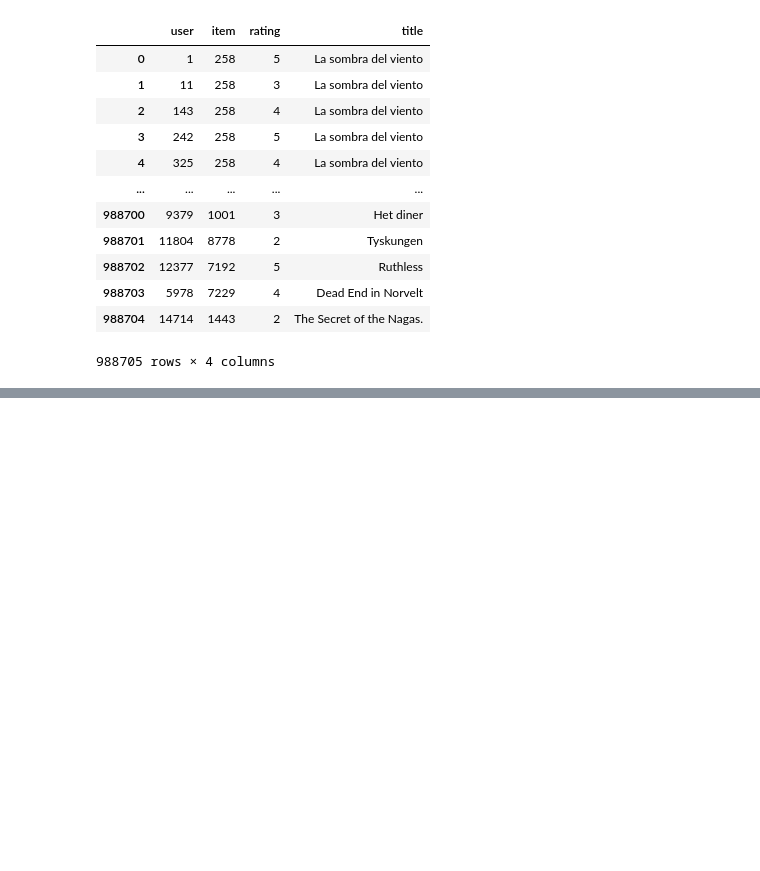
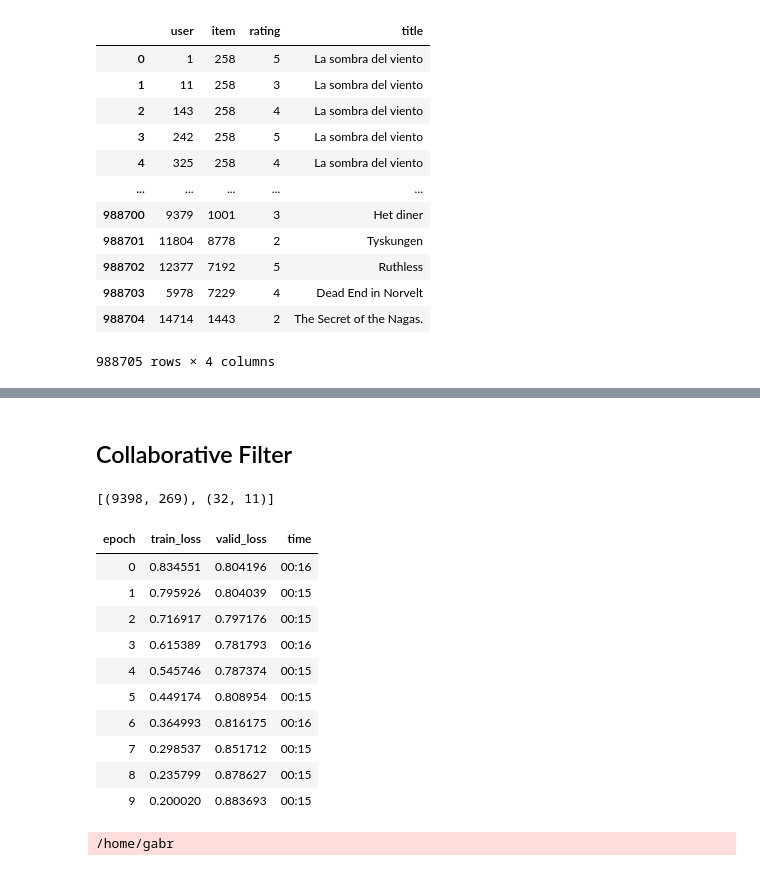
Before and after one commit to fabraz/fastaiOnCampus, a Jupyter notebook: nbs/lesson07/lesson07_200018205_MorettiGS_gabriel-moretti-de-souza.ipynb, the cells around one changed output, grey strips where cells are left out. Saved outputs shown, nothing was run; the diff lists cells and outputs as text; code cells hidden in the pictures; blank space fills up the shorter version.

```diff
--- a/nbs/lesson07/lesson07_200018205_MorettiGS_gabriel-moretti-de-souza.ipynb
+++ b/nbs/lesson07/lesson07_200018205_MorettiGS_gabriel-moretti-de-souza.ipynb
@@ -275,5 +279,6 @@ ratings
 | 988704 | 14714 | 1443 | 2 | The Secret of the Nagas. |
 988705 rows × 4 columns
 # %%
-dls = CollabDataLoaders.from_df(ratings.iloc[:100000], item_name='title', bs=64)
+# Creating dataloader with the first 25000 rows
+dls = CollabDataLoaders.from_df(ratings.iloc[:25000], item_name='title', bs=64)
 dls.show_batch()
@@ -532,0 +347,46 @@ The following code saves our model into a new file "model.pkl", enabling it for
+# %% [markdown]
+## Collaborative Filter
+# %%
+embs = get_emb_sz(dls)
+embs
+# %% [output]
+[(9398, 269), (32, 11)]
+# %%
+class CollabNN(Module):
+    def __init__(self, user_sz, item_sz, y_range=(0,5.5), n_act=100):
+        self.user_factors = Embedding(*user_sz)
+        self.item_factors = Embedding(*item_sz)
+        self.layers = nn.Sequential(
+            nn.Linear(user_sz[1]+item_sz[1], n_act),
+            nn.ReLU(),
+            nn.Linear(n_act, 1))
+        self.y_range = y_range
+
+    def forward(self, x):
+        embs = self.user_factors(x[:,0]),self.item_factors(x[:,1])
+        x = self.layers(torch.cat(embs, dim=1))
+        return sigmoid_range(x, *self.y_range)
+# %%
+# Creating model for collaborative filtering, using embs accordingly
+model = CollabNN(*embs)
+
+# Creating learn, responsible for the model's training
+# MSELossFlat() is responsible for calculating the error between the model and the real labels
+learn_deep = Learner(dls, model, loss_func=MSELossFlat())
+
+# Calling method fit_one_cycle, training the model
+# Parameters: number of training epochs, learning rate for the model and regularization by weight decay
+learn_deep.fit_one_cycle(5, 0.005, wd=0.01)
+# %% [output]
+| epoch | train_loss | valid_loss | time |
+| 0 | 0.834551 | 0.804196 | 00:16 |
+| 1 | 0.795926 | 0.804039 | 00:15 |
+| 2 | 0.716917 | 0.797176 | 00:15 |
+| 3 | 0.615389 | 0.781793 | 00:16 |
+| 4 | 0.545746 | 0.787374 | 00:15 |
+| 5 | 0.449174 | 0.808954 | 00:15 |
+| 6 | 0.364993 | 0.816175 | 00:16 |
+| 7 | 0.298537 | 0.851712 | 00:15 |
+| 8 | 0.235799 | 0.878627 | 00:15 |
+| 9 | 0.200020 | 0.883693 | 00:15 |
+/home/gabr
```
Also changed, not shown: parts of 44 cells of this notebook, 1 other file.
